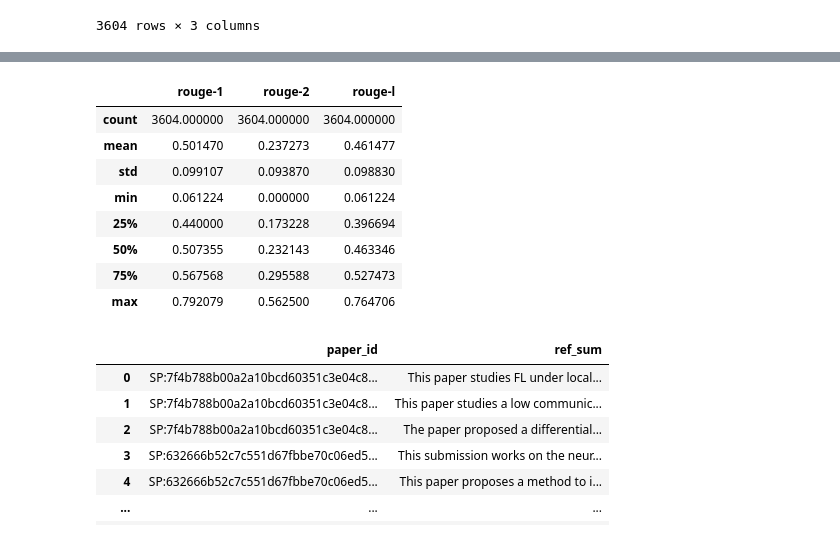
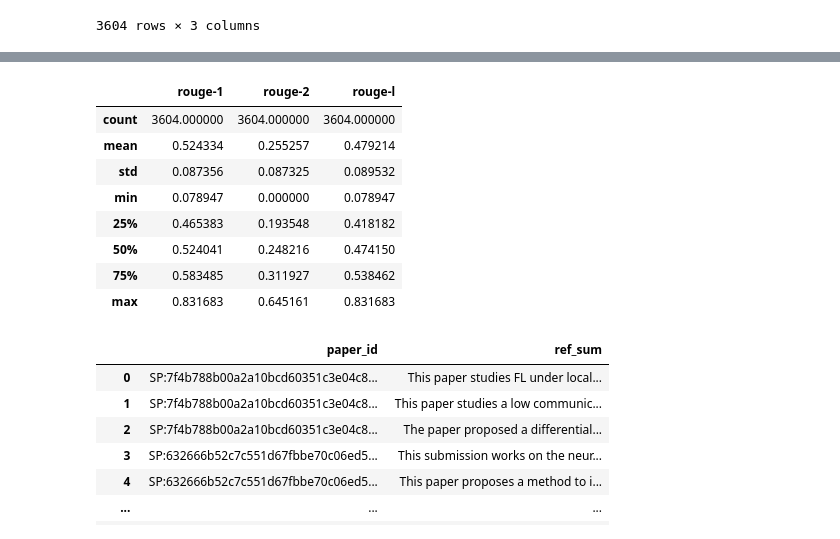
Before and after one commit to Thetang-145/My_Thesis_Playground, a Jupyter notebook: FT_PT_model/Evaluation.ipynb, the cells around one changed output, grey strips where cells are left out. Cells and saved outputs as stored; diff of their text form; code cells hidden in the pictures.

```diff
--- a/FT_PT_model/Evaluation.ipynb
+++ b/FT_PT_model/Evaluation.ipynb
@@ -4,7 +4,7 @@ import pandas as pd
 from pathlib import Path
 import json
 # %%
-generated_sum = pd.read_csv("model/result_kg_abstract.csv", index_col=0)
+generated_sum = pd.read_csv("record_result/result_kg_abstract.csv", index_col=0)
 generated_sum
 # %% [output]
 |  | paper_id | gen_sum |
@@ -58,7 +58,7 @@ def load_data(filepath):
     return pd.DataFrame(dataset)
 # %%
 main_path = str((Path().absolute()).parents[0])
-filepath = main_path+"/MuP_sum/dataset/"+RAWDATAFILES['val']
+filepath = main_path+"/dataset_MuP/"+RAWDATAFILES['val']
 reference_sum = load_data(filepath)
 reference_sum
 # %% [output]
@@ -336,10 +295,10 @@ summary_df
 3604 rows × 3 columns
 # %%
 output_file = "result_kg_summary.csv"
-generated_sum = pd.read_csv(f"model/{output_file}", index_col=0)
+generated_sum = pd.read_csv(f"record_result/{output_file}", index_col=0)
 generated_sum = generated_sum.drop_duplicates()
 main_path = str((Path().absolute()).parents[0])
-filepath = main_path+"/MuP_sum/dataset/"+RAWDATAFILES['val']
+filepath = main_path+"/dataset_MuP/"+RAWDATAFILES['val']
 reference_sum = load_data(filepath)
 
 summary_df = pd.merge(reference_sum, generated_sum, on='paper_id', how='inner')
@@ -381,20 +340,20 @@ summary_df
 # %%
 reference = list(summary_df['ref_sum'])
-candidate = list(summary_df['gen_sum'])
+candidate = list(summary_df['output'])
 
-score = getScore(candidate, reference, score_type='f')
+score = getScore(candidate, reference, score_type='f', avg=False)
 score_df = pd.DataFrame(score)
 score_df.describe()
 # %% [output]
 |  | rouge-1 | rouge-2 | rouge-l |
 | count | 3604.000000 | 3604.000000 | 3604.000000 |
-| mean | 0.501470 | 0.237273 | 0.461477 |
-| std | 0.099107 | 0.093870 | 0.098830 |
-| min | 0.061224 | 0.000000 | 0.061224 |
-| 25% | 0.440000 | 0.173228 | 0.396694 |
-| 50% | 0.507355 | 0.232143 | 0.463346 |
-| 75% | 0.567568 | 0.295588 | 0.527473 |
-| max | 0.792079 | 0.562500 | 0.764706 |
+| mean | 0.524334 | 0.255257 | 0.479214 |
+| std | 0.087356 | 0.087325 | 0.089532 |
+| min | 0.078947 | 0.000000 | 0.078947 |
+| 25% | 0.465383 | 0.193548 | 0.418182 |
+| 50% | 0.524041 | 0.248216 | 0.474150 |
+| 75% | 0.583485 | 0.311927 | 0.538462 |
+| max | 0.831683 | 0.645161 | 0.831683 |
 # %%
 reference_sum
 # %% [output]
```
Also changed, not shown: parts of 26 cells of this notebook, 1 other file.
